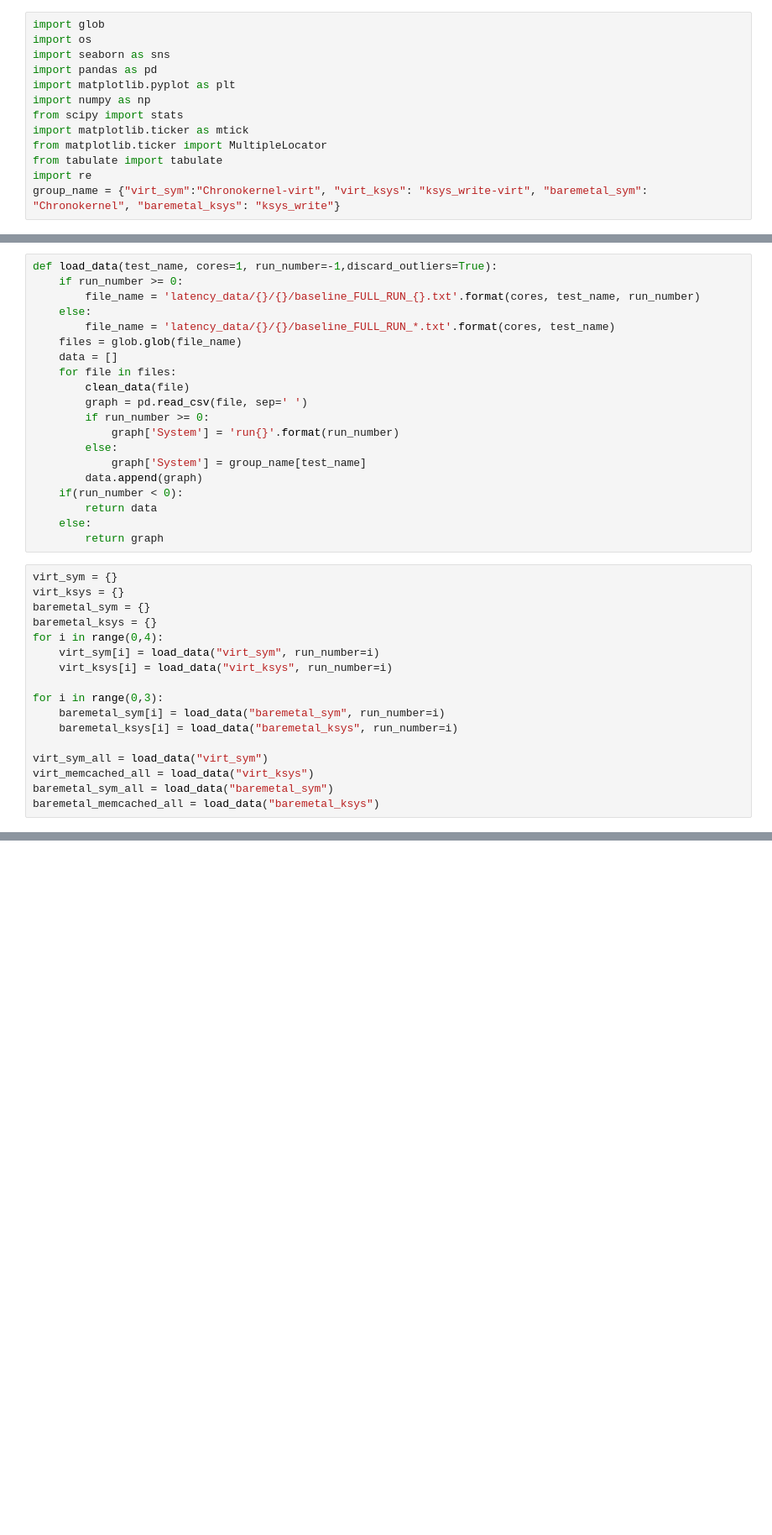
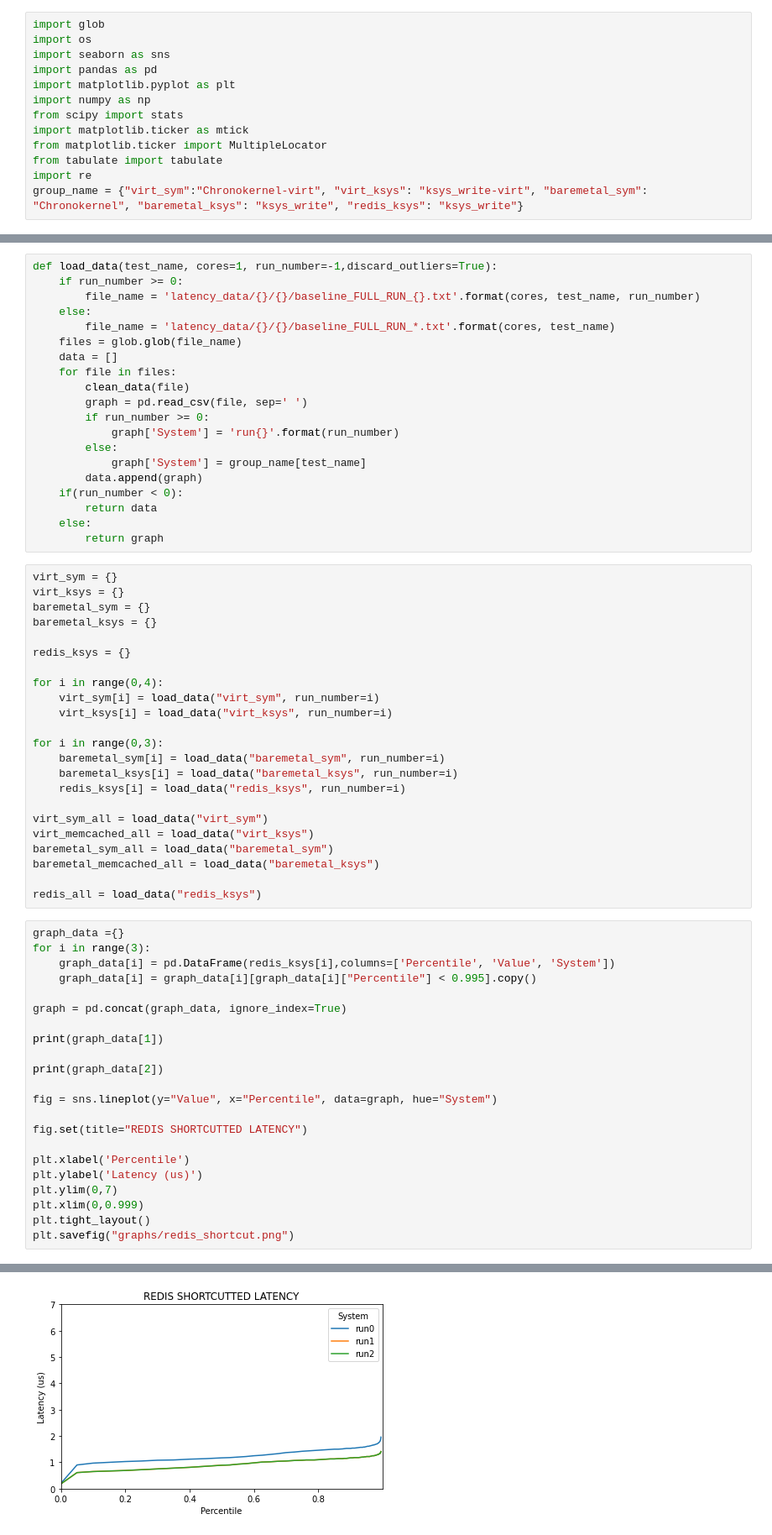
Before and after one commit to ryanbsull/EC601, a Jupyter notebook: latency-graphs.ipynb, the cells around one changed output, grey strips where cells are left out. Shown at 84% size. Drawn from its saved outputs; the diff is of its cells as text; blank space fills up the shorter version.

Commit message:
graphs and tables for shortcutted redis data TDO: implement basic deep shortcut into sc_lib

```diff
--- a/latency-graphs.ipynb
+++ b/latency-graphs.ipynb
@@ -10,7 +10,7 @@ import matplotlib.ticker as mtick
 from matplotlib.ticker import MultipleLocator
 from tabulate import tabulate
 import re
-group_name = {"virt_sym":"Chronokernel-virt", "virt_ksys": "ksys_write-virt", "baremetal_sym": "Chronokernel", "baremetal_ksys": "ksys_write"}
+group_name = {"virt_sym":"Chronokernel-virt", "virt_ksys": "ksys_write-virt", "baremetal_sym": "Chronokernel", "baremetal_ksys": "ksys_write", "redis_ksys": "ksys_write"}
 # %%
 def clean_data(file_name):
     fin = open(file_name, "rt")
@@ -49,6 +49,9 @@ virt_sym = {}
 virt_ksys = {}
 baremetal_sym = {}
 baremetal_ksys = {}
+
+redis_ksys = {}
+
 for i in range(0,4):
     virt_sym[i] = load_data("virt_sym", run_number=i)
     virt_ksys[i] = load_data("virt_ksys", run_number=i)
@@ -56,8 +59,34 @@ for i in range(0,4):
 for i in range(0,3):
     baremetal_sym[i] = load_data("baremetal_sym", run_number=i)
     baremetal_ksys[i] = load_data("baremetal_ksys", run_number=i)
+    redis_ksys[i] = load_data("redis_ksys", run_number=i)
 
 virt_sym_all = load_data("virt_sym")
 virt_memcached_all = load_data("virt_ksys")
 baremetal_sym_all = load_data("baremetal_sym")
 baremetal_memcached_all = load_data("baremetal_ksys")
+
+redis_all = load_data("redis_ksys")
+# %%
+graph_data ={}
+for i in range(3):
+    graph_data[i] = pd.DataFrame(redis_ksys[i],columns=['Percentile', 'Value', 'System'])
+    graph_data[i] = graph_data[i][graph_data[i]["Percentile"] < 0.995].copy()
+
+graph = pd.concat(graph_data, ignore_index=True)
+
+print(graph_data[1])
+
+print(graph_data[2])
+
+fig = sns.lineplot(y="Value", x="Percentile", data=graph, hue="System")
+
+fig.set(title="REDIS SHORTCUTTED LATENCY")
+
+plt.xlabel('Percentile')
+plt.ylabel('Latency (us)')
+plt.ylim(0,7)
+plt.xlim(0,0.999)
+plt.tight_layout()
+plt.savefig("graphs/redis_shortcut.png")
+# %% [output]
@@ -64,3 +110,4 @@ baremetal_memcached_all = load_data("baremetal_ksys")
+[figure, added]
 # %%
 virt_memcached_all = virt_memcached_all + virt_sym_all
 
```
Also changed, not shown: parts of 3 cells of this notebook, 12 other files.
